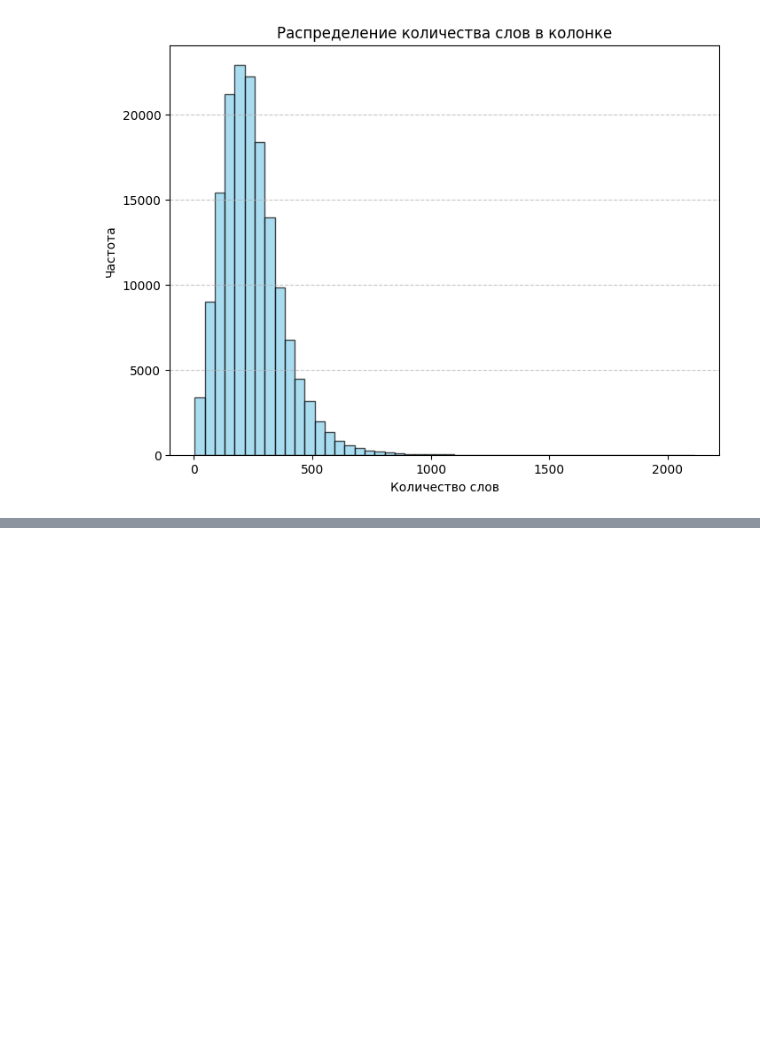
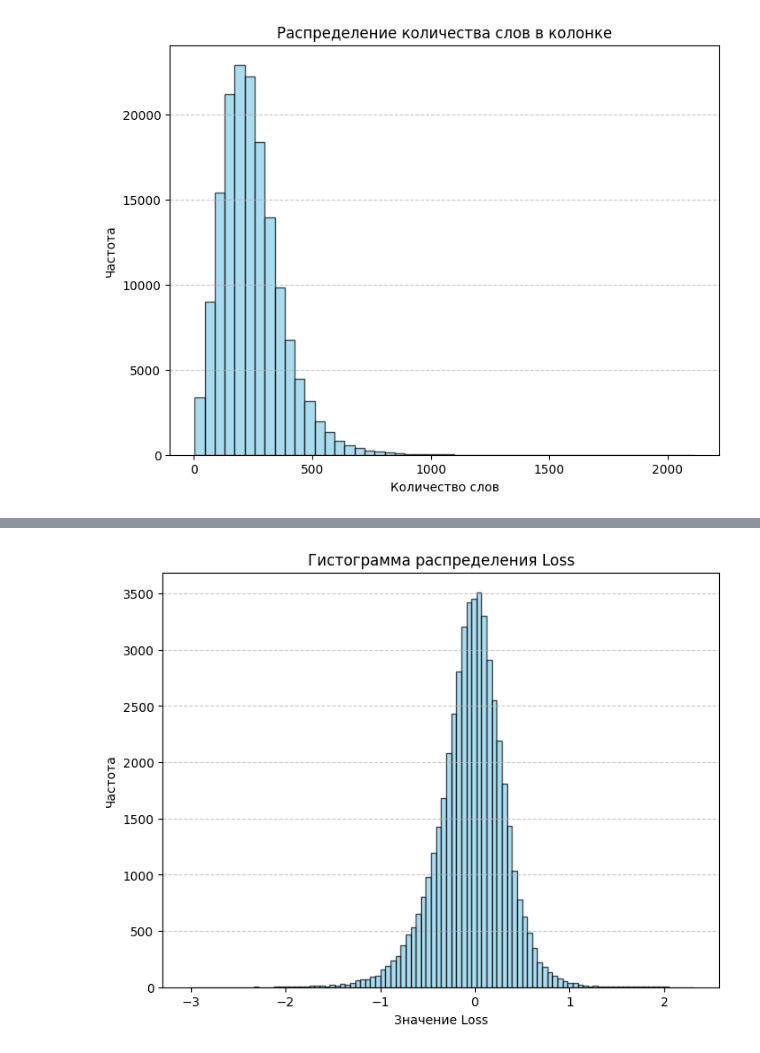
Before and after one commit to theotheo46/nlp, a Jupyter notebook: practice_6.ipynb, the cells around one changed output, grey strips where cells are left out. Cells and saved outputs as stored; diff of their text form; code cells hidden in the pictures; blank space fills up the shorter version.

```diff
--- a/practice_6.ipynb
+++ b/practice_6.ipynb
@@ -34,0 +572,10 @@ plt.show()
+# %%
+plt.figure(figsize=(8, 6))  # Задаем размер графика
+plt.hist(losses, bins=100, edgecolor='black', color='skyblue', alpha=0.7)  # Строим гистограмму
+plt.title('Гистограмма распределения Loss')  # Заголовок графика
+plt.xlabel('Значение Loss')  # Подпись оси X
+plt.ylabel('Частота')  # Подпись оси Y
+plt.grid(axis='y', linestyle='--', alpha=0.7)  # Включаем сетку по оси Y
+plt.show()  # Показываем график
+# %% [output]
+[figure, added]
```
Also changed, not shown: parts of 34 cells of this notebook.
